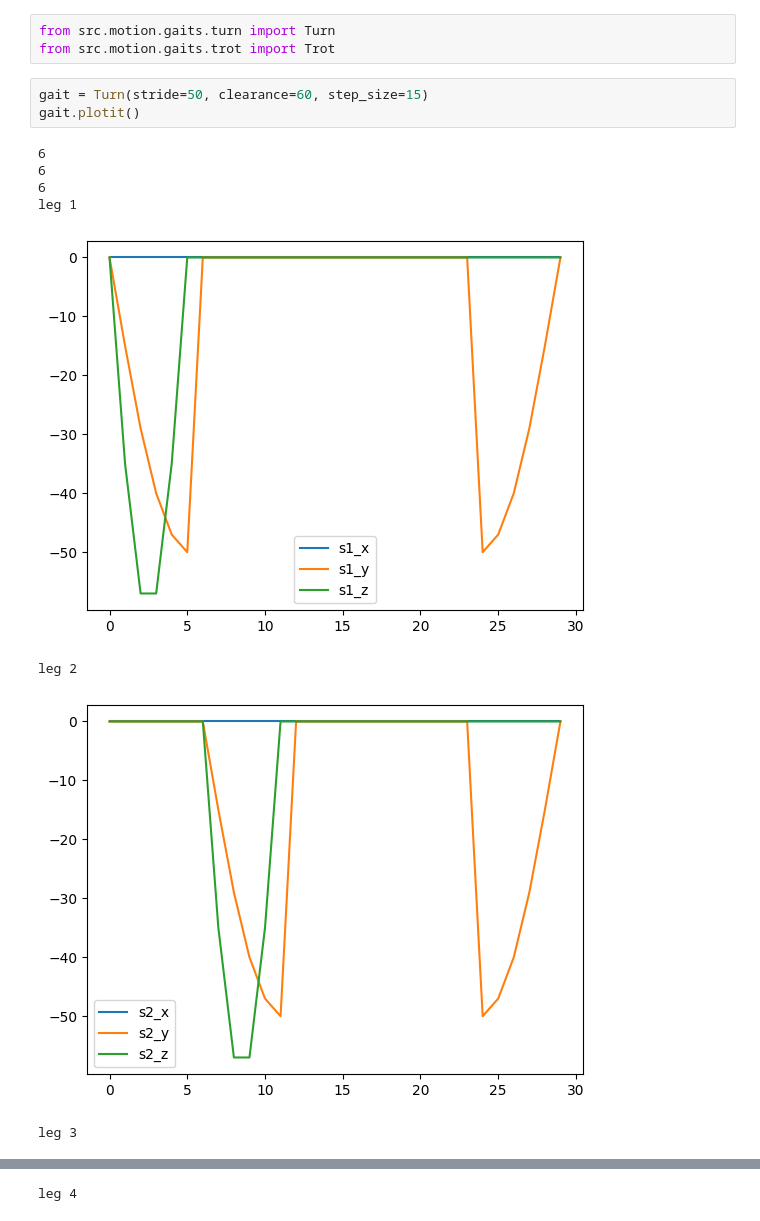
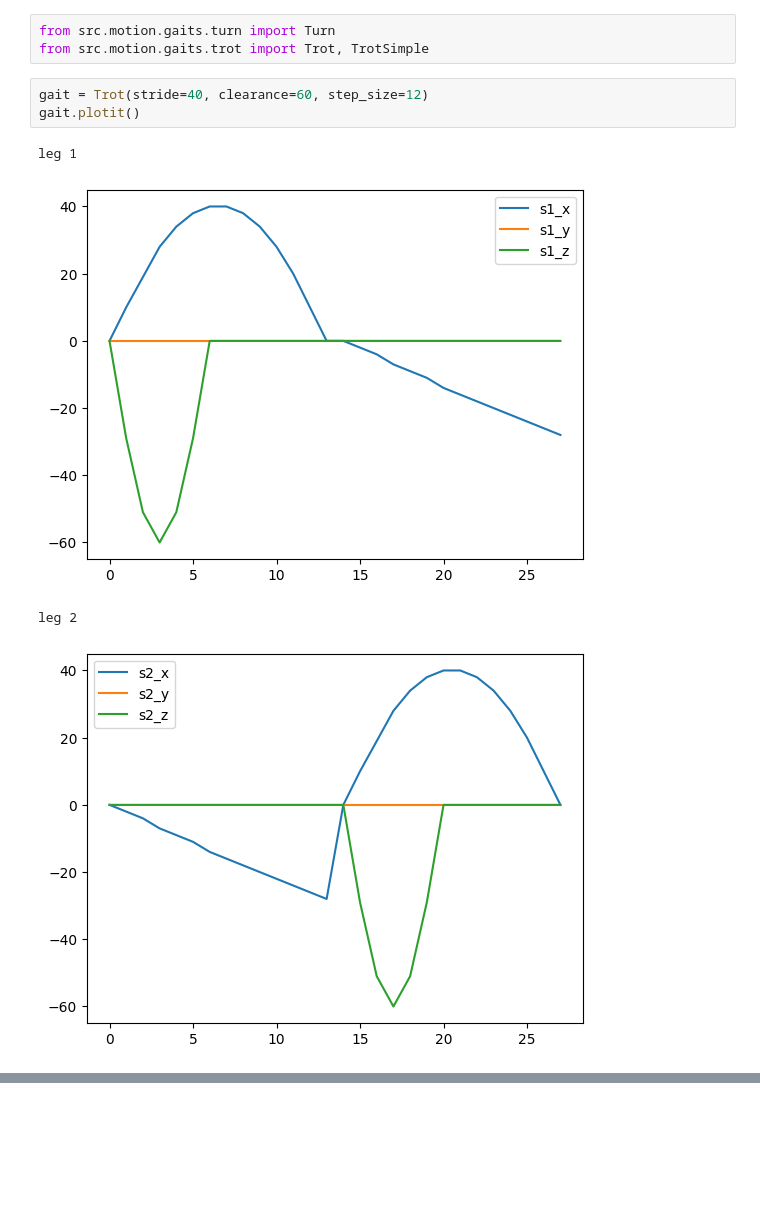
Before and after one commit to kevywilly/vega, a Jupyter notebook: notebooks/gaits.ipynb, the cells around one changed output, grey strips where cells are left out. Drawn from its saved outputs; the diff is of its cells as text; blank space fills up the shorter version.

```diff
--- a/notebooks/gaits.ipynb
+++ b/notebooks/gaits.ipynb
@@ -1,15 +1,11 @@
 # %%
 from src.motion.gaits.turn import Turn
-from src.motion.gaits.trot import Trot
+from src.motion.gaits.trot import Trot, TrotSimple
 # %%
-gait = Turn(stride=50, clearance=60, step_size=15)
+gait = Trot(stride=40, clearance=60, step_size=12)
 gait.plotit()
 # %% [output]
-6
-6
-6
 leg 1
-[figure, old version]
+[figure, new version]
 leg 2
-[figure, old version]
+[figure, new version]
-leg 3
@@ -17 +11,0 @@ leg 3
-leg 4
```
Also changed, not shown: parts of 2 cells of this notebook, 2 other files.
